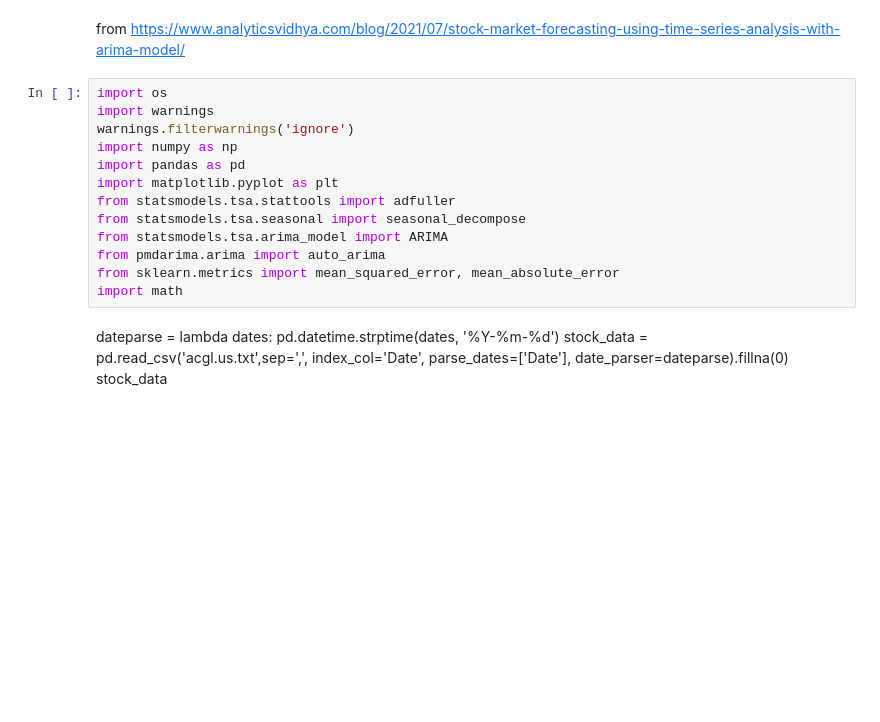
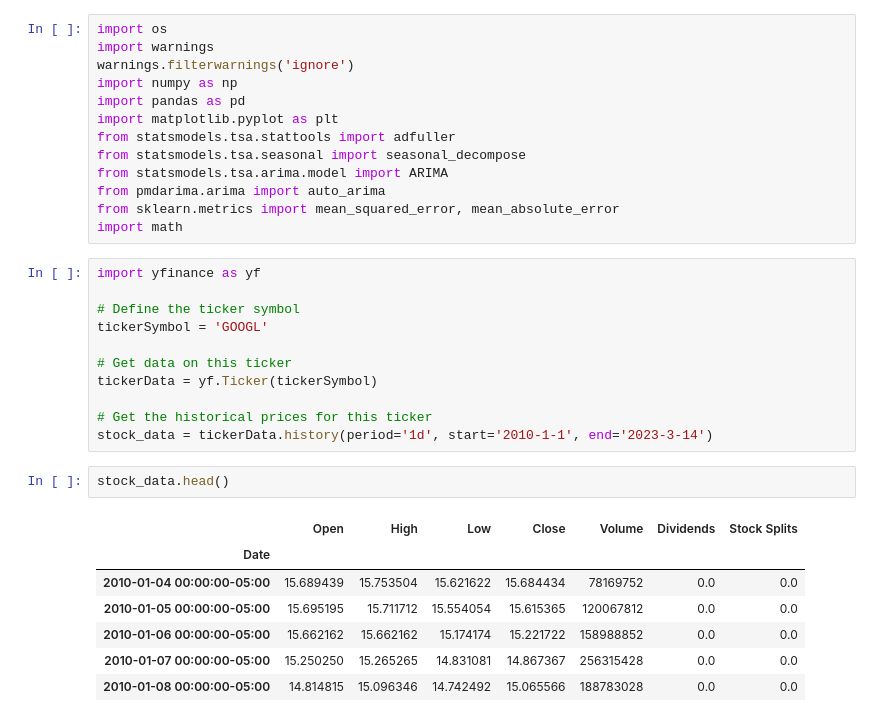
Before and after one commit to dimiphoton/my-learning-time-series, a Jupyter notebook: finance/arma.ipynb, the cells around one changed output. Saved outputs shown, nothing was run; the diff lists cells and outputs as text; blank space fills up the shorter version.

```diff
--- a/finance/arma.ipynb
+++ b/finance/arma.ipynb
@@ -1,5 +1,3 @@
-# %% [markdown]
-from https://www.analyticsvidhya.com/blog/2021/07/stock-market-forecasting-using-time-series-analysis-with-arima-model/
 # %%
 import os
 import warnings
@@ -9,14 +7,31 @@ import pandas as pd
 import matplotlib.pyplot as plt
 from statsmodels.tsa.stattools import adfuller
 from statsmodels.tsa.seasonal import seasonal_decompose
-from statsmodels.tsa.arima_model import ARIMA
+from statsmodels.tsa.arima.model import ARIMA
 from pmdarima.arima import auto_arima
 from sklearn.metrics import mean_squared_error, mean_absolute_error
 import math
-# %% [markdown]
-dateparse = lambda dates: pd.datetime.strptime(dates, '%Y-%m-%d')
-stock_data = pd.read_csv('acgl.us.txt',sep=',', index_col='Date', parse_dates=['Date'], date_parser=dateparse).fillna(0)
-stock_data
+# %%
+import yfinance as yf
+
+# Define the ticker symbol
+tickerSymbol = 'GOOGL'
+
+# Get data on this ticker
+tickerData = yf.Ticker(tickerSymbol)
+
+# Get the historical prices for this ticker
+stock_data = tickerData.history(period='1d', start='2010-1-1', end='2023-3-14')
+# %%
+stock_data.head()
+# %% [output]
+|  | Open | High | Low | Close | Volume | Dividends | Stock Splits |
+| Date |  |  |  |  |  |  |  |
+| 2010-01-04 00:00:00-05:00 | 15.689439 | 15.753504 | 15.621622 | 15.684434 | 78169752 | 0.0 | 0.0 |
+| 2010-01-05 00:00:00-05:00 | 15.695195 | 15.711712 | 15.554054 | 15.615365 | 120067812 | 0.0 | 0.0 |
+| 2010-01-06 00:00:00-05:00 | 15.662162 | 15.662162 | 15.174174 | 15.221722 | 158988852 | 0.0 | 0.0 |
+| 2010-01-07 00:00:00-05:00 | 15.250250 | 15.265265 | 14.831081 | 14.867367 | 256315428 | 0.0 | 0.0 |
+| 2010-01-08 00:00:00-05:00 | 14.814815 | 15.096346 | 14.742492 | 15.065566 | 188783028 | 0.0 | 0.0 |
 # %%
 #plot close price
 plt.figure(figsize=(10,6))
```
Also changed, not shown: parts of 11 cells of this notebook, 1 other file.
